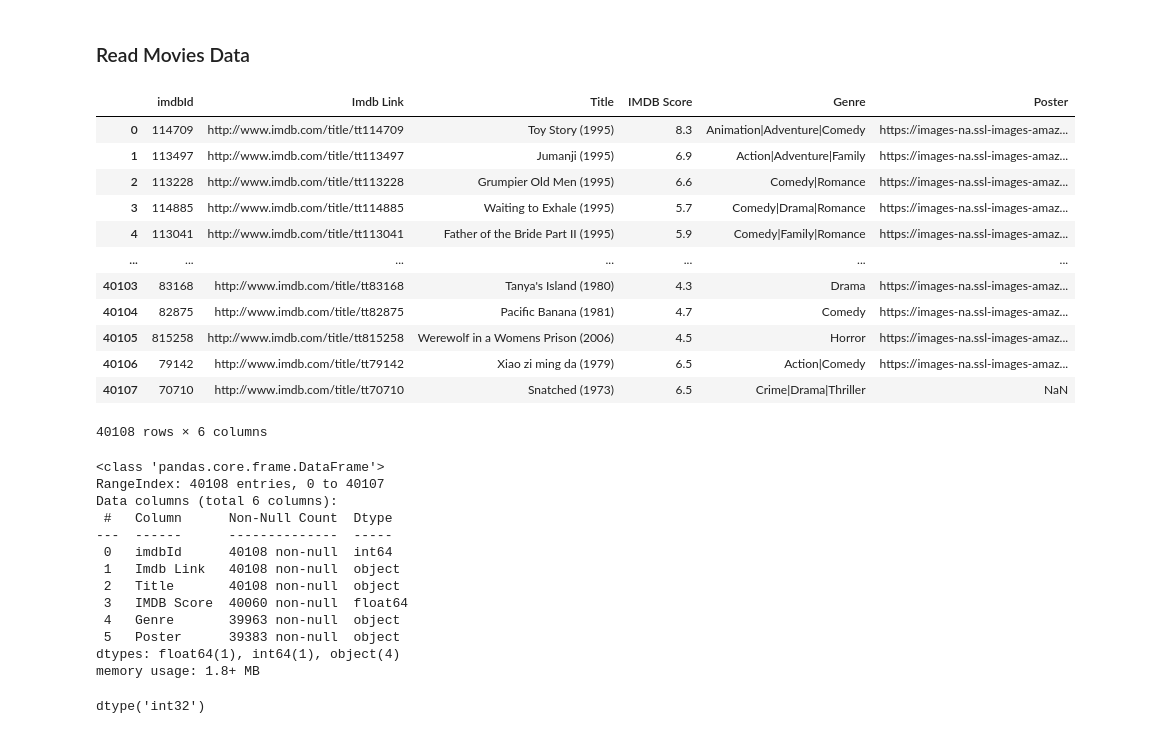
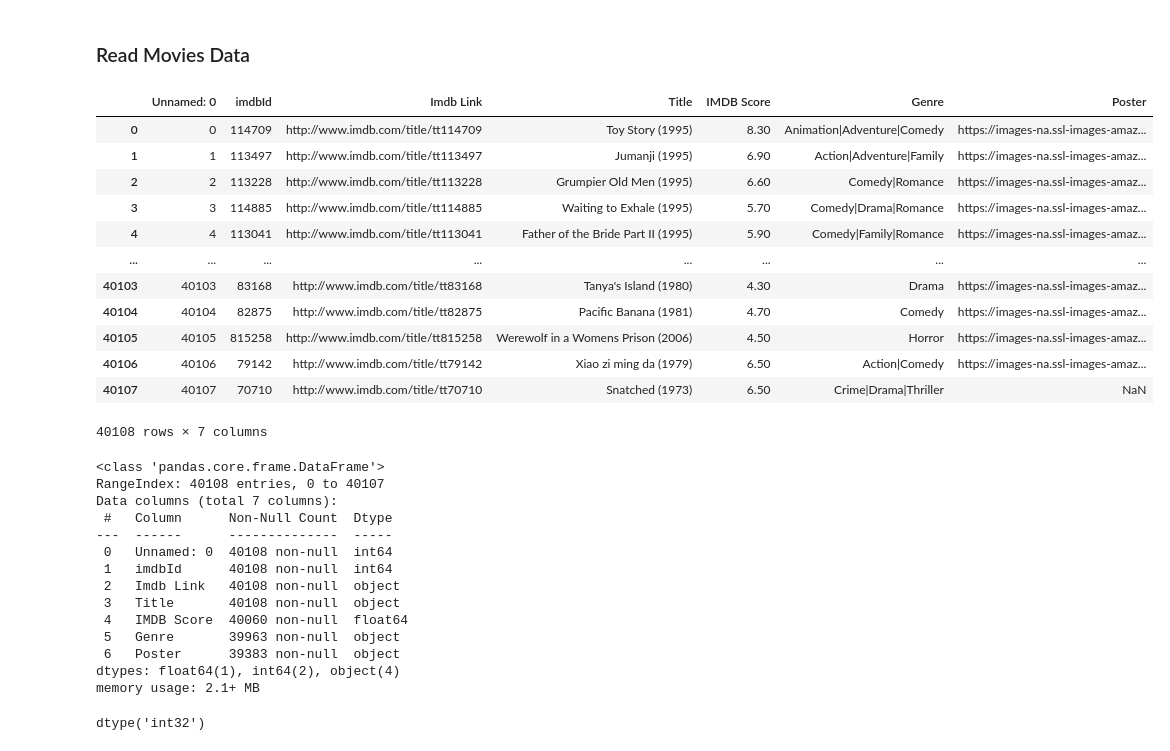
Before and after one commit to metinuslu/blm5103-cv_project, a Jupyter notebook: DataPreProcess.ipynb, the cells around one changed output. Drawn from its saved outputs; the diff is of its cells as text; code cells hidden in the pictures.

```diff
--- a/DataPreProcess.ipynb
+++ b/DataPreProcess.ipynb
@@ -20,38 +20,40 @@ PROCESSED_DATA_PATH = os.path.join(DATA_PATH, 'processed')
 # %% [markdown]
 ### Read Movies Data
 # %%
-df_movies_data = pd.read_csv(os.path.join(RAW_DATA_PATH, "MovieGenre.csv"), encoding='latin-1')
+# df_movies_data = pd.read_csv(os.path.join(RAW_DATA_PATH, "MovieGenre.csv"), encoding='latin-1')
+df_movies_data = pd.read_csv(os.path.join(RAW_DATA_PATH, "MovieGenre.csv.gz"))
 df_movies_data
 # %% [output]
-|  | imdbId | Imdb Link | Title | IMDB Score | Genre | Poster |
-| 0 | 114709 | http://www.imdb.com/title/tt114709 | Toy Story (1995) | 8.3 | Animation|Adventure|Comedy | https://images-na.ssl-images-amaz... |
-| 1 | 113497 | http://www.imdb.com/title/tt113497 | Jumanji (1995) | 6.9 | Action|Adventure|Family | https://images-na.ssl-images-amaz... |
-| 2 | 113228 | http://www.imdb.com/title/tt113228 | Grumpier Old Men (1995) | 6.6 | Comedy|Romance | https://images-na.ssl-images-amaz... |
-| 3 | 114885 | http://www.imdb.com/title/tt114885 | Waiting to Exhale (1995) | 5.7 | Comedy|Drama|Romance | https://images-na.ssl-images-amaz... |
-| 4 | 113041 | http://www.imdb.com/title/tt113041 | Father of the Bride Part II (1995) | 5.9 | Comedy|Family|Romance | https://images-na.ssl-images-amaz... |
-| ... | ... | ... | ... | ... | ... | ... |
-| 40103 | 83168 | http://www.imdb.com/title/tt83168 | Tanya's Island (1980) | 4.3 | Drama | https://images-na.ssl-images-amaz... |
-| 40104 | 82875 | http://www.imdb.com/title/tt82875 | Pacific Banana (1981) | 4.7 | Comedy | https://images-na.ssl-images-amaz... |
-| 40105 | 815258 | http://www.imdb.com/title/tt815258 | Werewolf in a Womens Prison (2006) | 4.5 | Horror | https://images-na.ssl-images-amaz... |
-| 40106 | 79142 | http://www.imdb.com/title/tt79142 | Xiao zi ming da (1979) | 6.5 | Action|Comedy | https://images-na.ssl-images-amaz... |
-| 40107 | 70710 | http://www.imdb.com/title/tt70710 | Snatched (1973) | 6.5 | Crime|Drama|Thriller | NaN |
+|  | Unnamed: 0 | imdbId | Imdb Link | Title | IMDB Score | Genre | Poster |
+| 0 | 0 | 114709 | http://www.imdb.com/title/tt114709 | Toy Story (1995) | 8.30 | Animation|Adventure|Comedy | https://images-na.ssl-images-amaz... |
+| 1 | 1 | 113497 | http://www.imdb.com/title/tt113497 | Jumanji (1995) | 6.90 | Action|Adventure|Family | https://images-na.ssl-images-amaz... |
+| 2 | 2 | 113228 | http://www.imdb.com/title/tt113228 | Grumpier Old Men (1995) | 6.60 | Comedy|Romance | https://images-na.ssl-images-amaz... |
+| 3 | 3 | 114885 | http://www.imdb.com/title/tt114885 | Waiting to Exhale (1995) | 5.70 | Comedy|Drama|Romance | https://images-na.ssl-images-amaz... |
+| 4 | 4 | 113041 | http://www.imdb.com/title/tt113041 | Father of the Bride Part II (1995) | 5.90 | Comedy|Family|Romance | https://images-na.ssl-images-amaz... |
+| ... | ... | ... | ... | ... | ... | ... | ... |
+| 40103 | 40103 | 83168 | http://www.imdb.com/title/tt83168 | Tanya's Island (1980) | 4.30 | Drama | https://images-na.ssl-images-amaz... |
+| 40104 | 40104 | 82875 | http://www.imdb.com/title/tt82875 | Pacific Banana (1981) | 4.70 | Comedy | https://images-na.ssl-images-amaz... |
+| 40105 | 40105 | 815258 | http://www.imdb.com/title/tt815258 | Werewolf in a Womens Prison (2006) | 4.50 | Horror | https://images-na.ssl-images-amaz... |
+| 40106 | 40106 | 79142 | http://www.imdb.com/title/tt79142 | Xiao zi ming da (1979) | 6.50 | Action|Comedy | https://images-na.ssl-images-amaz... |
+| 40107 | 40107 | 70710 | http://www.imdb.com/title/tt70710 | Snatched (1973) | 6.50 | Crime|Drama|Thriller | NaN |
-40108 rows × 6 columns
+40108 rows × 7 columns
 # %%
 df_movies_data.info()
 # %% [output]
 <class 'pandas.core.frame.DataFrame'>
 RangeIndex: 40108 entries, 0 to 40107
-Data columns (total 6 columns):
+Data columns (total 7 columns):
  #   Column      Non-Null Count  Dtype
 ---  ------      --------------  -----
- 0   imdbId      40108 non-null  int64
- 1   Imdb Link   40108 non-null  object
- 2   Title       40108 non-null  object
- 3   IMDB Score  40060 non-null  float64
- 4   Genre       39963 non-null  object
- 5   Poster      39383 non-null  object
-dtypes: float64(1), int64(1), object(4)
-memory usage: 1.8+ MB
+ 0   Unnamed: 0  40108 non-null  int64
+ 1   imdbId      40108 non-null  int64
+ 2   Imdb Link   40108 non-null  object
+ 3   Title       40108 non-null  object
+ 4   IMDB Score  40060 non-null  float64
+ 5   Genre       39963 non-null  object
+ 6   Poster      39383 non-null  object
+dtypes: float64(1), int64(2), object(4)
+memory usage: 2.1+ MB
 # %%
 df_movies_data['imdbId'] = df_movies_data['imdbId'].astype('int32')
 df_movies_data['imdbId'].dtype
```
Also changed, not shown: parts of 8 cells of this notebook.
